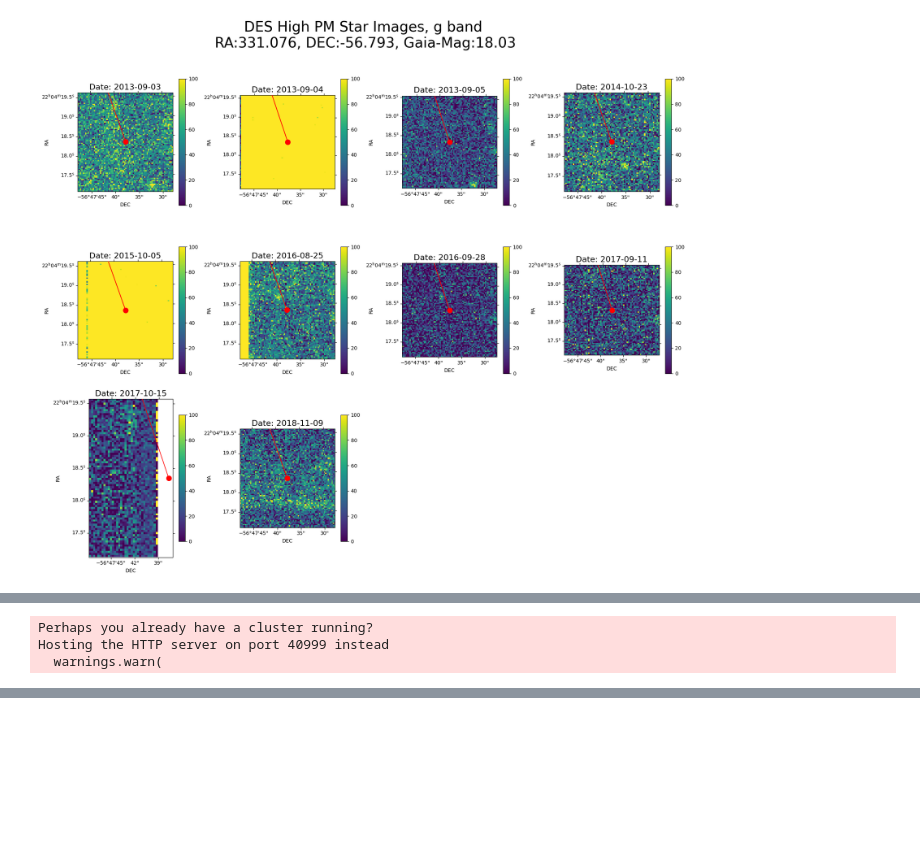
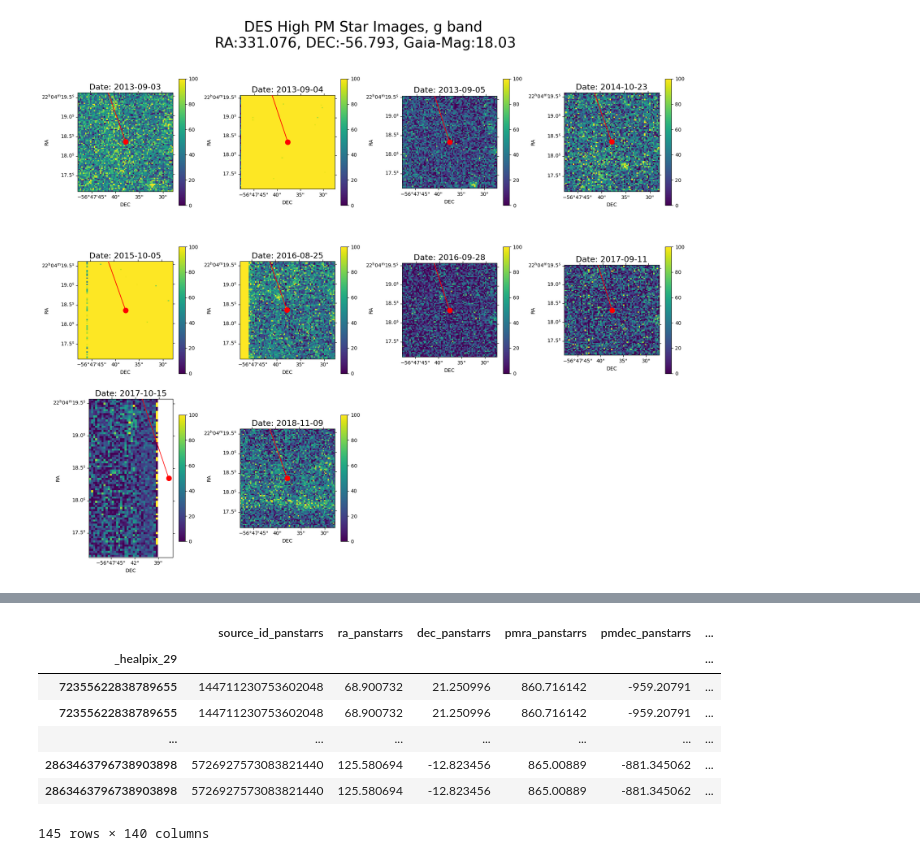
Before and after one commit to JoaoDPassos/brown-dwarf-search, a Jupyter notebook: Jupyter Notebooks/hpms_search/obtain_images.ipynb, the cells around one changed output, grey strips where cells are left out. Drawn from its saved outputs; the diff is of its cells as text; code cells hidden in the pictures; blank space fills up the shorter version.

```diff
--- a/Jupyter Notebooks/hpms_search/obtain_images.ipynb
+++ b/Jupyter Notebooks/hpms_search/obtain_images.ipynb
@@ -497,12 +384,0 @@ plt.legend()
-# %%
-%%time
-with Client():
-    gaia_tiny = (
-        lsdb.read_hats('../../../catalogs/gaia_dr3_pm_greater_1000')
-        .cone_search(ra=ra, dec=dec, radius_arcsec=4).compute()
-    )
-gaia_tiny
-# %% [output]
-Perhaps you already have a cluster running?
-Hosting the HTTP server on port 40999 instead
-  warnings.warn(
@@ -508,0 +435,17 @@ Hosting the HTTP server on port 40999 instead
+# %%
+%%time
+CATALOG_DIR = Path("../../../catalogs")
+GAIA_1000_NAME = 'gaia_dr3_pm_greater_1000'
+GAIA_1000_DIR = CATALOG_DIR / GAIA_1000_NAME
+
+gaia_pm_greater_1000 = lsdb.read_hats(GAIA_1000_DIR).query('phot_g_mean_mag > 19 or phot_g_mean_mag.isna()')
+panstarrs_1_obj = lsdb.read_hats('s3://stpubdata/panstarrs/ps1/public/hats/otmo', margin_cache='s3://stpubdata/panstarrs/ps1/public/hats/otmo_10arcs')
+
+with Client():
+    pan_x_gaia = gaia_pm_greater_1000.crossmatch(panstarrs_1_obj,
+                                                 n_neighbors=100,
+                                                 suffixes=['_panstarrs', '_gaia'],
+                                                 radius_arcsec=10).compute()
+print(len(pan_x_gaia))
+pan_x_gaia
+# %% [output]
@@ -508,0 +456,8 @@ Hosting the HTTP server on port 40999 instead
+|  | source_id_panstarrs | ra_panstarrs | dec_panstarrs | pmra_panstarrs | pmdec_panstarrs | ... |
+| _healpix_29 |  |  |  |  |  | ... |
+| 72355622838789655 | 144711230753602048 | 68.900732 | 21.250996 | 860.716142 | -959.20791 | ... |
+| 72355622838789655 | 144711230753602048 | 68.900732 | 21.250996 | 860.716142 | -959.20791 | ... |
+| ... | ... | ... | ... | ... | ... | ... |
+| 2863463796738903898 | 5726927573083821440 | 125.580694 | -12.823456 | 865.00889 | -881.345062 | ... |
+| 2863463796738903898 | 5726927573083821440 | 125.580694 | -12.823456 | 865.00889 | -881.345062 | ... |
+145 rows × 140 columns
```
Also changed, not shown: parts of 8 cells of this notebook, 1 other file.
